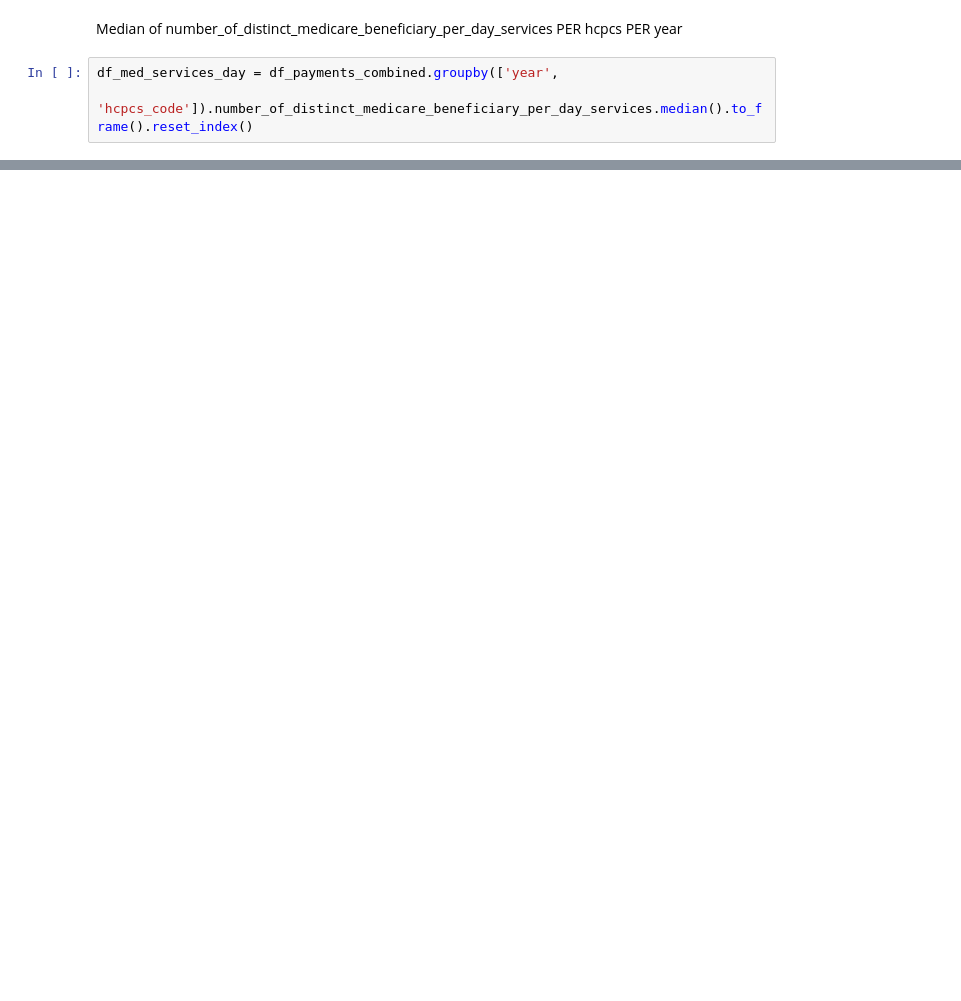
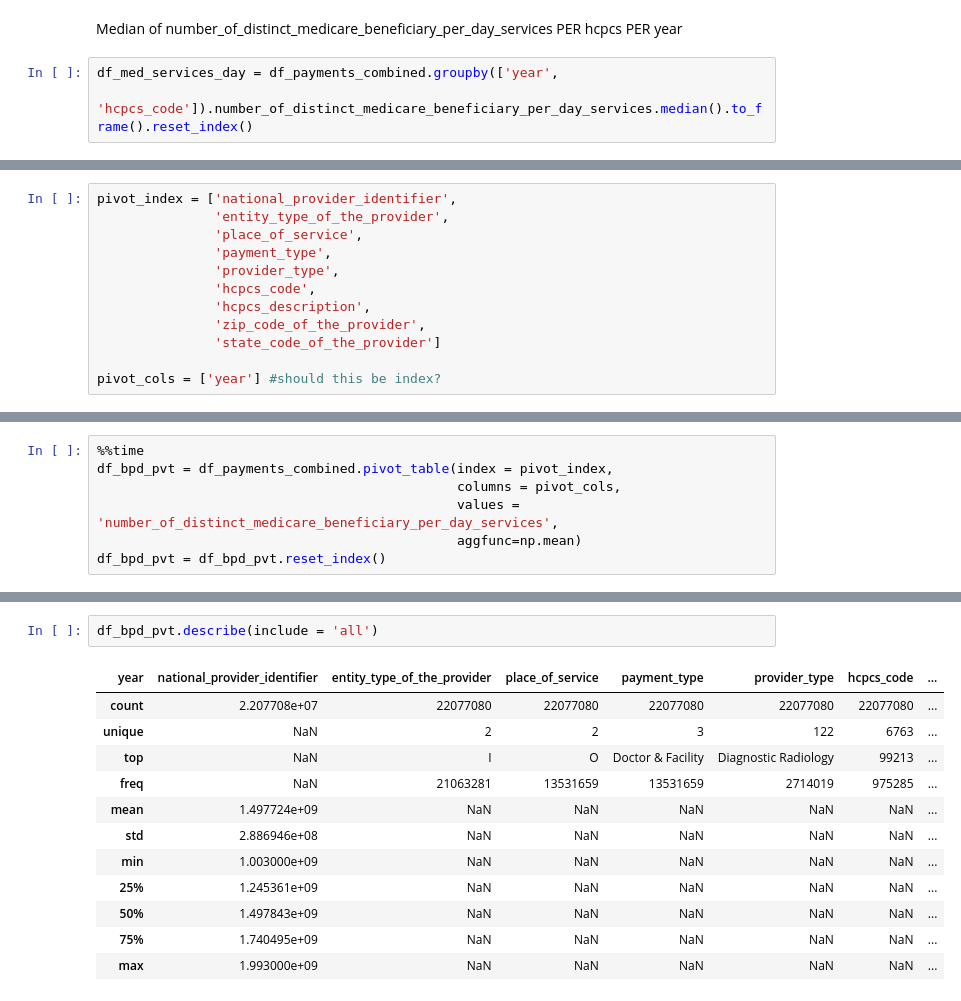
Before and after one commit to arikhursheed/healthcare-bluebook-phoenix, a Jupyter notebook: notebooks/hcbb_eda.ipynb, the cells around one changed output, grey strips where cells are left out. Drawn from its saved outputs; the diff is of its cells as text; blank space fills up the shorter version.

Commit message:
eda of distinct beneficiaries per day services on pivot, grouped by npi, payment type, and hcpcs code; calculation of change from 2015 to 2017 column added

```diff
--- a/notebooks/hcbb_eda.ipynb
+++ b/notebooks/hcbb_eda.ipynb
@@ -63,0 +135,12 @@ May be merging dataframes, TBD - merged, with separate row for each NPI, with se
+# %%
+pivot_index = ['national_provider_identifier',
+               'entity_type_of_the_provider',
+               'place_of_service',
+               'payment_type',
+               'provider_type',
+               'hcpcs_code',
+               'hcpcs_description',
+               'zip_code_of_the_provider',
+               'state_code_of_the_provider']
+
+pivot_cols = ['year'] #should this be index?
@@ -63,0 +172,7 @@ May be merging dataframes, TBD - merged, with separate row for each NPI, with se
+# %%
+%%time
+df_bpd_pvt = df_payments_combined.pivot_table(index = pivot_index,
+                                              columns = pivot_cols,
+                                              values = 'number_of_distinct_medicare_beneficiary_per_day_services',
+                                              aggfunc=np.mean)
+df_bpd_pvt = df_bpd_pvt.reset_index()
@@ -63,0 +193,15 @@ May be merging dataframes, TBD - merged, with separate row for each NPI, with se
+# %%
+df_bpd_pvt.describe(include = 'all')
+# %% [output]
+| year | national_provider_identifier | entity_type_of_the_provider | place_of_service | payment_type | provider_type | hcpcs_code | ... |
+| count | 2.207708e+07 | 22077080 | 22077080 | 22077080 | 22077080 | 22077080 | ... |
+| unique | NaN | 2 | 2 | 3 | 122 | 6763 | ... |
+| top | NaN | I | O | Doctor & Facility | Diagnostic Radiology | 99213 | ... |
+| freq | NaN | 21063281 | 13531659 | 13531659 | 2714019 | 975285 | ... |
+| mean | 1.497724e+09 | NaN | NaN | NaN | NaN | NaN | ... |
+| std | 2.886946e+08 | NaN | NaN | NaN | NaN | NaN | ... |
+| min | 1.003000e+09 | NaN | NaN | NaN | NaN | NaN | ... |
+| 25% | 1.245361e+09 | NaN | NaN | NaN | NaN | NaN | ... |
+| 50% | 1.497843e+09 | NaN | NaN | NaN | NaN | NaN | ... |
+| 75% | 1.740495e+09 | NaN | NaN | NaN | NaN | NaN | ... |
+| max | 1.993000e+09 | NaN | NaN | NaN | NaN | NaN | ... |
```
Also changed, not shown: parts of 31 cells of this notebook.
